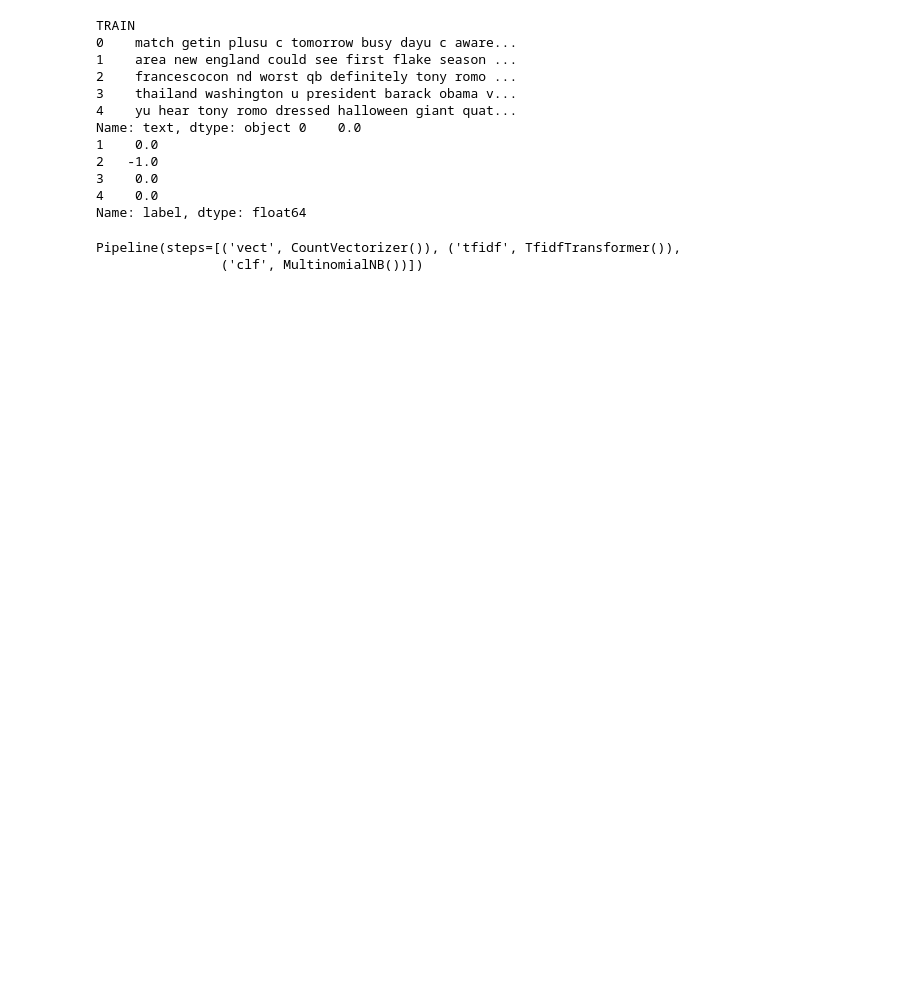
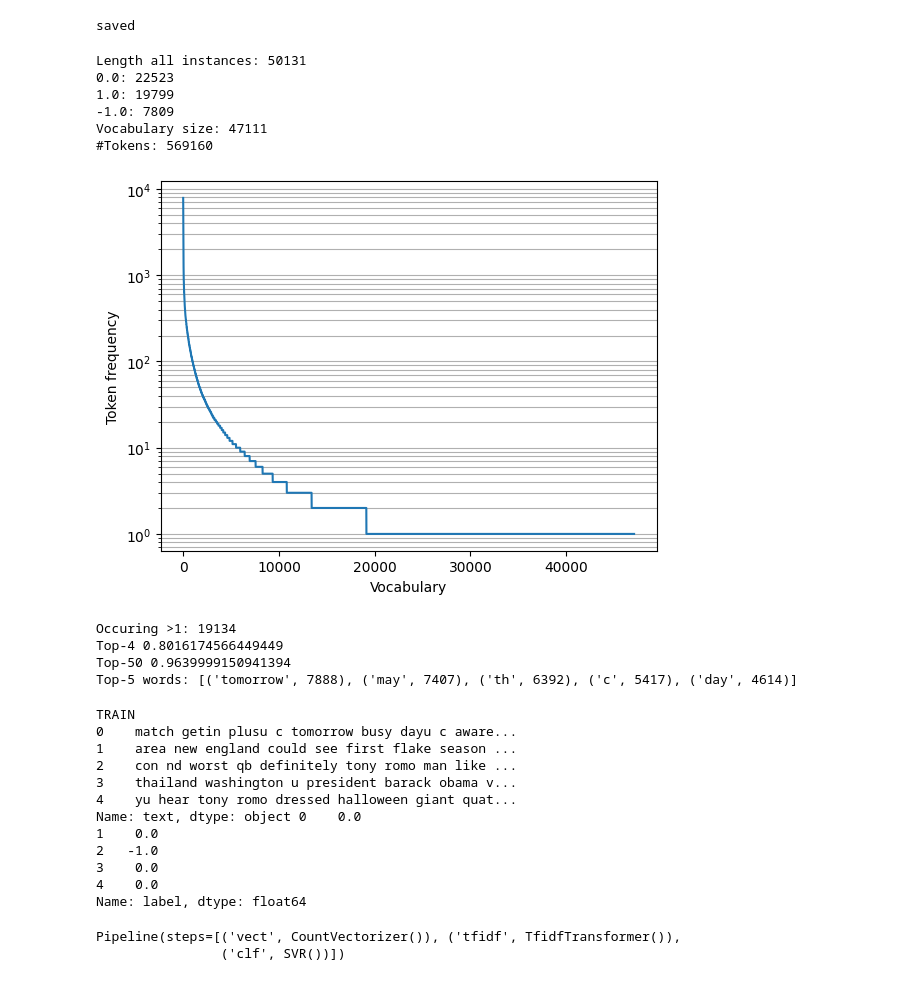
Before and after one commit to Lexpj/TM-3, a Jupyter notebook: TF-IDF.ipynb, the cells around one changed output. Cells and saved outputs as stored; diff of their text form; code cells hidden in the pictures; blank space fills up the shorter version.

```diff
--- a/TF-IDF.ipynb
+++ b/TF-IDF.ipynb
@@ -21,8 +23,8 @@ df = get_data(return_DF=True)
 
 # Remove URLs
 df['text'] = df['text'].apply(lambda x: re.compile(r'https?://\S+|www\.\S+').sub(r'',x))
-# Remove punctuation
-df['text'] = df['text'].apply(lambda x: x.translate(str.maketrans('', '', string.punctuation)))
+# Remove @users:
+df['text'] = df['text'].apply(lambda x: re.compile(r'@([A-Za-z])+').sub(r'',x))
 # Remove HTML:
 df['text'] = df['text'].apply(lambda x: re.compile(r'<.*?>').sub(r'',x))
 # Remove emojis:
@@ -63,6 +65,8 @@ def decontraction(text):
     return text
 
 df['text'] = df['text'].apply(lambda x: decontraction(x))
+# Remove punctuation
+df['text'] = df['text'].apply(lambda x: x.translate(str.maketrans('', '', string.punctuation)))
 # Keep only letters
 df['text'] = df['text'].apply(lambda x: re.sub('[^a-zA-Z]', ' ', x))
 # Lower case
@@ -77,3 +81,5 @@ y = df['label'].apply(lambda x: {'positive':1.0,'neutral':0.0,'negative':-1.0}[x
 
 # Step 4− Splitting the Dataset
 X_train, X_test, y_train, y_test = train_test_split(X, y, test_size=0.2, random_state=42)
+# %% [output]
+saved
@@ -80,3 +88,48 @@ X_train, X_test, y_train, y_test = train_test_split(X, y, test_size=0.2, random_
+# %%
+def stats():
+    # Length
+    print(f"Length all instances: {len(X)}")
+
+    # Positive/negative/neutral
+    for unique in set(y):
+        print(f"{unique}: {len(y[(y == unique)])}")
+
+    # Length based on split whitespace
+    vocab = {}
+    for text in X:
+        l = str(text).split()
+        for j in l:
+            vocab[j] = vocab.get(j,0) + 1
+
+
+    print("Vocabulary size:",len(vocab))
+    print("#Tokens:",sum(vocab.values()))
+    plt.plot(range(len(vocab.keys())),sorted(list(vocab.values()))[::-1])
+    plt.yscale('log')
+    plt.ylabel('Token frequency')
+    plt.xlabel('Vocabulary')
+    plt.grid(True, which='both',axis='y',ls='-')
+    plt.show()
+
+    # Most occuring words
+    print("Occuring >1:",sum([vocab[i] >1 for i in vocab.keys()]))
+    print("Top-4",sum([vocab[i] <=4 for i in vocab.keys()])/len(vocab))
+    print("Top-50",sum([vocab[i] <=50 for i in vocab.keys()])/len(vocab))
+    print("Top-5 words:",sorted(list(vocab.items()),key=lambda x: x[1])[::-1][:5])
+
+stats()
+# %% [output]
+Length all instances: 50131
+0.0: 22523
+1.0: 19799
+-1.0: 7809
+Vocabulary size: 47111
+#Tokens: 569160
+[figure, added]
+Occuring >1: 19134
+Top-4 0.8016174566449449
+Top-50 0.9639999150941394
+Top-5 words: [('tomorrow', 7888), ('may', 7407), ('th', 6392), ('c', 5417), ('day', 4614)]
 # %%
 print("TRAIN")
 print(X.head(),y.head())
@@ -85,14 +138,14 @@ print(X.head(),y.head())
 model = Pipeline([
         ('vect',CountVectorizer()),
         ('tfidf', TfidfTransformer()),
-        ('clf',MultinomialNB())])
+        ('clf',SVR())])
 
 model.fit(X_train, y_train)
 # %% [output]
 TRAIN
 0    match getin plusu c tomorrow busy dayu c aware...
 1    area new england could see first flake season ...
-2    francescocon nd worst qb definitely tony romo ...
+2    con nd worst qb definitely tony romo man like ...
 3    thailand washington u president barack obama v...
 4    yu hear tony romo dressed halloween giant quat...
 Name: text, dtype: object 0    0.0
@@ -102,7 +155,7 @@ Name: text, dtype: object 0    0.0
 4    0.0
 Name: label, dtype: float64
 Pipeline(steps=[('vect', CountVectorizer()), ('tfidf', TfidfTransformer()),
-                ('clf', MultinomialNB())])
+                ('clf', SVR())])
 # %%
 # Step 6− Evaluating the Model
 y_pred = model.predict(X_test)
```
Also changed, not shown: parts of 4 cells of this notebook, 1 other file.
